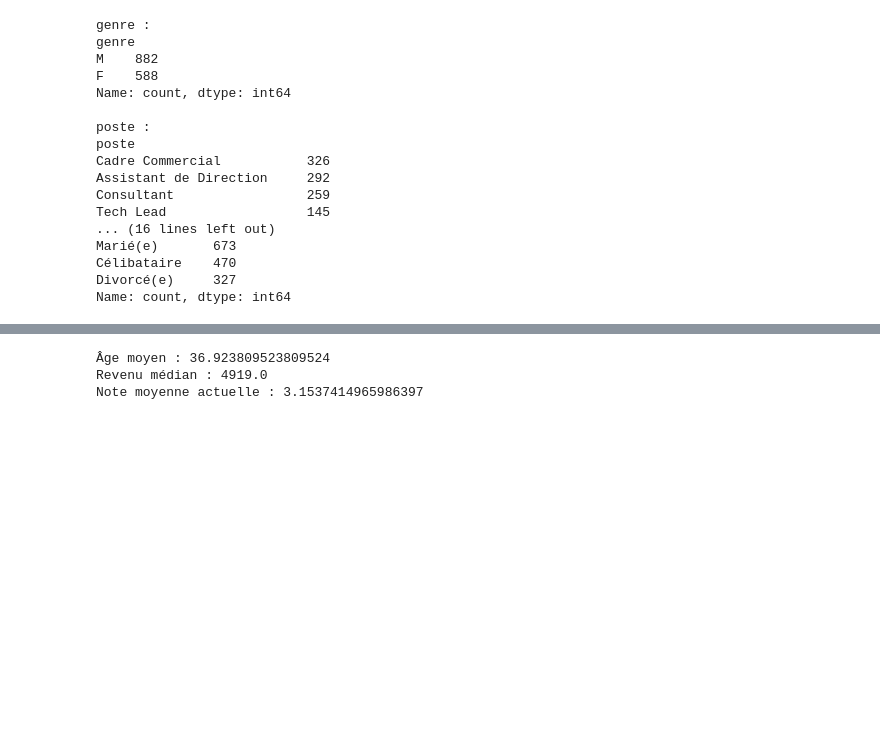
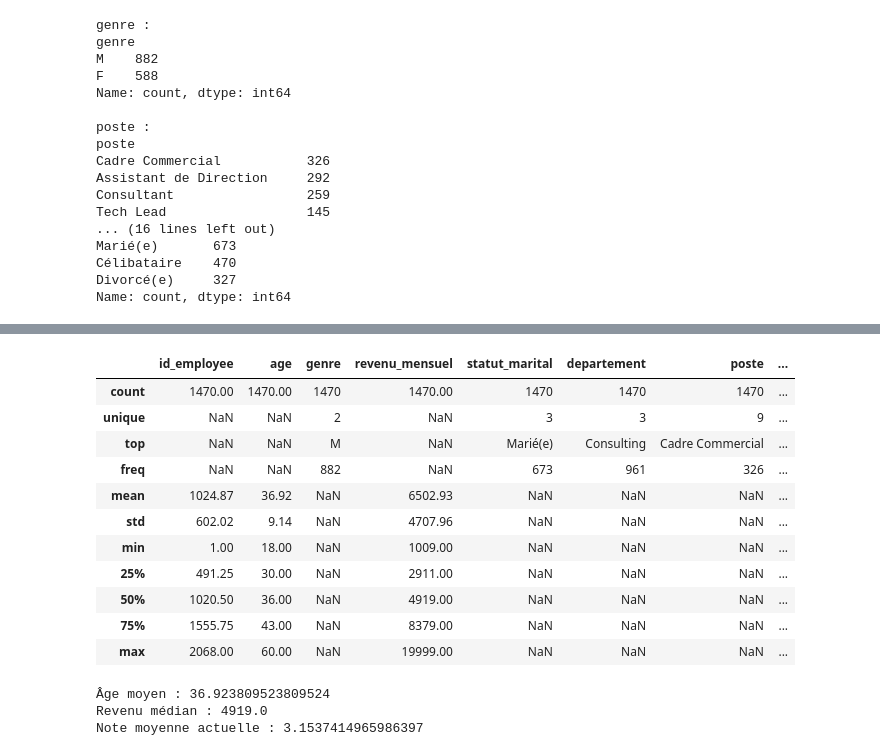
Before and after one commit to ClementMouton/OCR_Projet_4, a Jupyter notebook: P4.ipynb, the cells around one changed output, grey strips where cells are left out. Cells and saved outputs as stored; diff of their text form; code cells hidden in the pictures; blank space fills up the shorter version.

```diff
--- a/P4.ipynb
+++ b/P4.ipynb
@@ -102,3 +159,18 @@ joins_df.head()
+# %%
+joins_df.describe(include='all')
+# %% [output]
+|  | id_employee | age | genre | revenu_mensuel | statut_marital | departement | poste | ... |
+| count | 1470.00 | 1470.00 | 1470 | 1470.00 | 1470 | 1470 | 1470 | ... |
+| unique | NaN | NaN | 2 | NaN | 3 | 3 | 9 | ... |
+| top | NaN | NaN | M | NaN | Marié(e) | Consulting | Cadre Commercial | ... |
+| freq | NaN | NaN | 882 | NaN | 673 | 961 | 326 | ... |
+| mean | 1024.87 | 36.92 | NaN | 6502.93 | NaN | NaN | NaN | ... |
+| std | 602.02 | 9.14 | NaN | 4707.96 | NaN | NaN | NaN | ... |
+| min | 1.00 | 18.00 | NaN | 1009.00 | NaN | NaN | NaN | ... |
+| 25% | 491.25 | 30.00 | NaN | 2911.00 | NaN | NaN | NaN | ... |
+| 50% | 1020.50 | 36.00 | NaN | 4919.00 | NaN | NaN | NaN | ... |
+| 75% | 1555.75 | 43.00 | NaN | 8379.00 | NaN | NaN | NaN | ... |
+| max | 2068.00 | 60.00 | NaN | 19999.00 | NaN | NaN | NaN | ... |
 # %%
 print("Âge moyen :", joins_df["age"].mean())
 print("Revenu médian :", joins_df["revenu_mensuel"].median())
```
Also changed, not shown: parts of 15 cells of this notebook, 4 other files.
